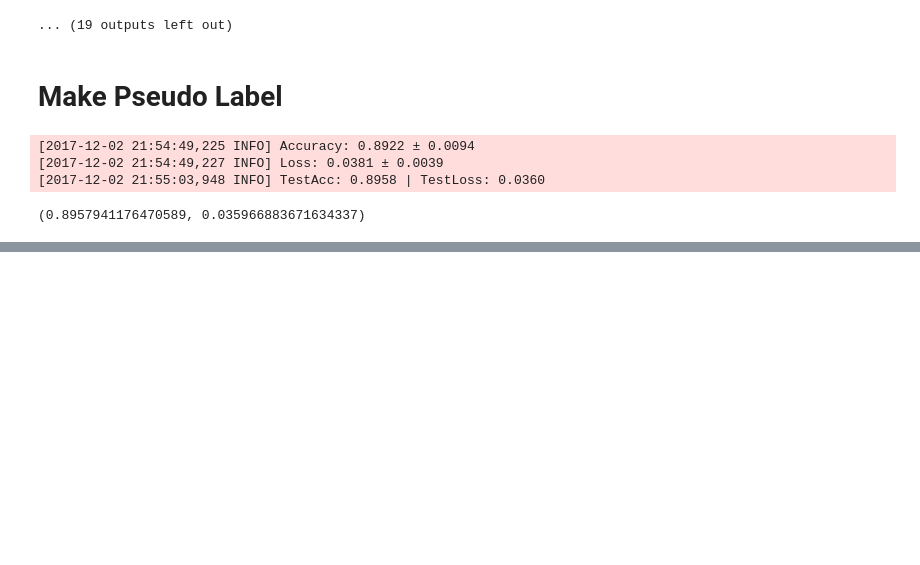
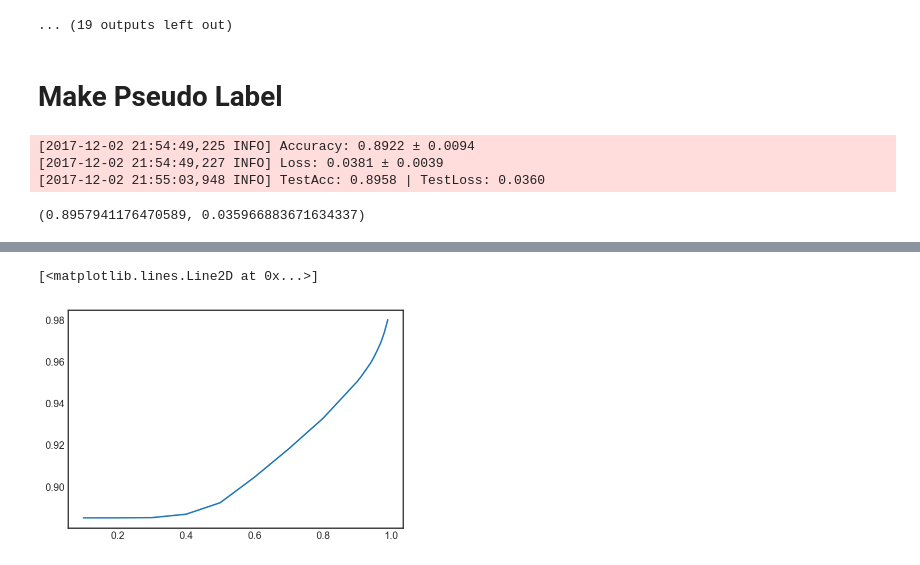
Before and after one commit to lyakaap/notebooks, a Jupyter notebook: PseudoLabel/Make-Pseudo-Label.ipynb, the cells around one changed output, grey strips where cells are left out. Drawn from its saved outputs; the diff is of its cells as text; code cells hidden in the pictures; blank space fills up the shorter version.

```diff
--- a/PseudoLabel/Make-Pseudo-Label.ipynb
+++ b/PseudoLabel/Make-Pseudo-Label.ipynb
@@ -448,0 +755,13 @@ _test(model, test_loader, criterion, make_pl=True)
+# %%
+acc = []
+probs = np.arange(0.1, 1.0, 0.1)
+probs = np.concatenate([probs, np.arange(0.91, 1.0, 0.01)])
+for prob in probs:
+    idx = np.max(npys[0], axis=-1) > prob
+    acc.append((np.argmax(y_test[idx], axis=-1) ==
+                np.argmax(npys[0][idx], axis=-1)).mean())
+
+plt.plot(x, acc)
+# %% [output]
+[<matplotlib.lines.Line2D at 0x...>]
+[figure, added]
```
Also changed, not shown: parts of 15 cells of this notebook, 4 other files.
